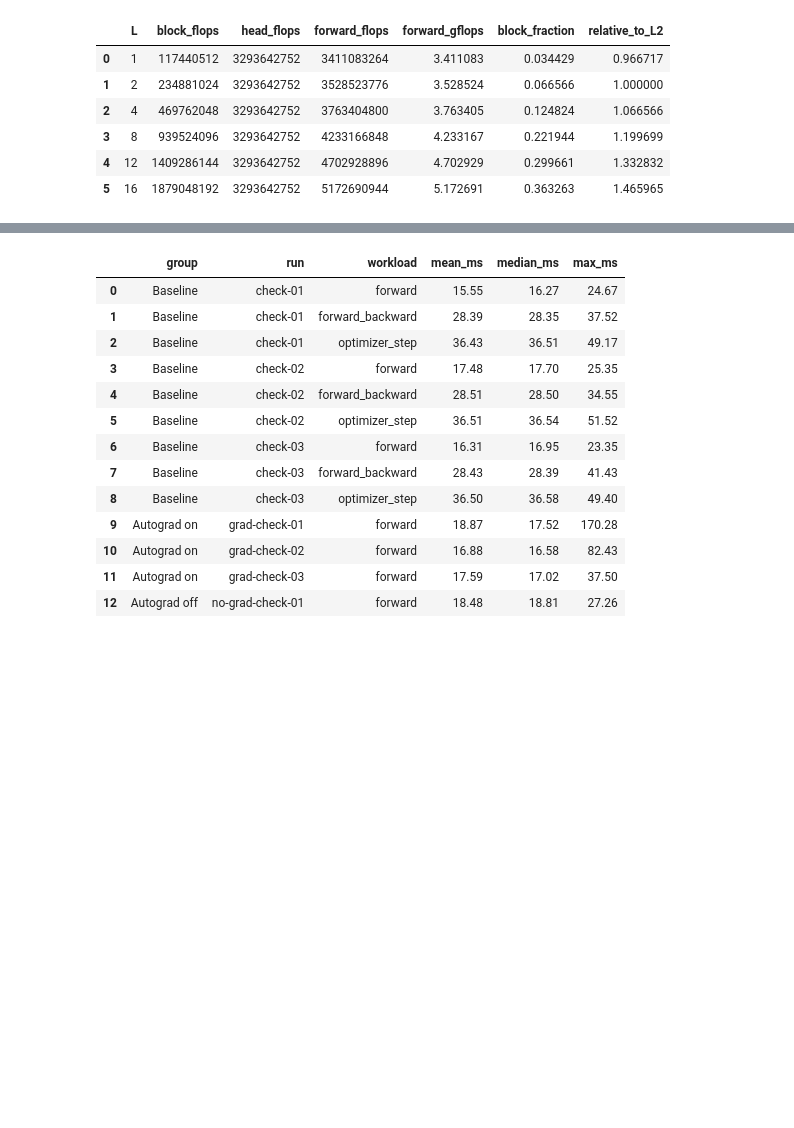
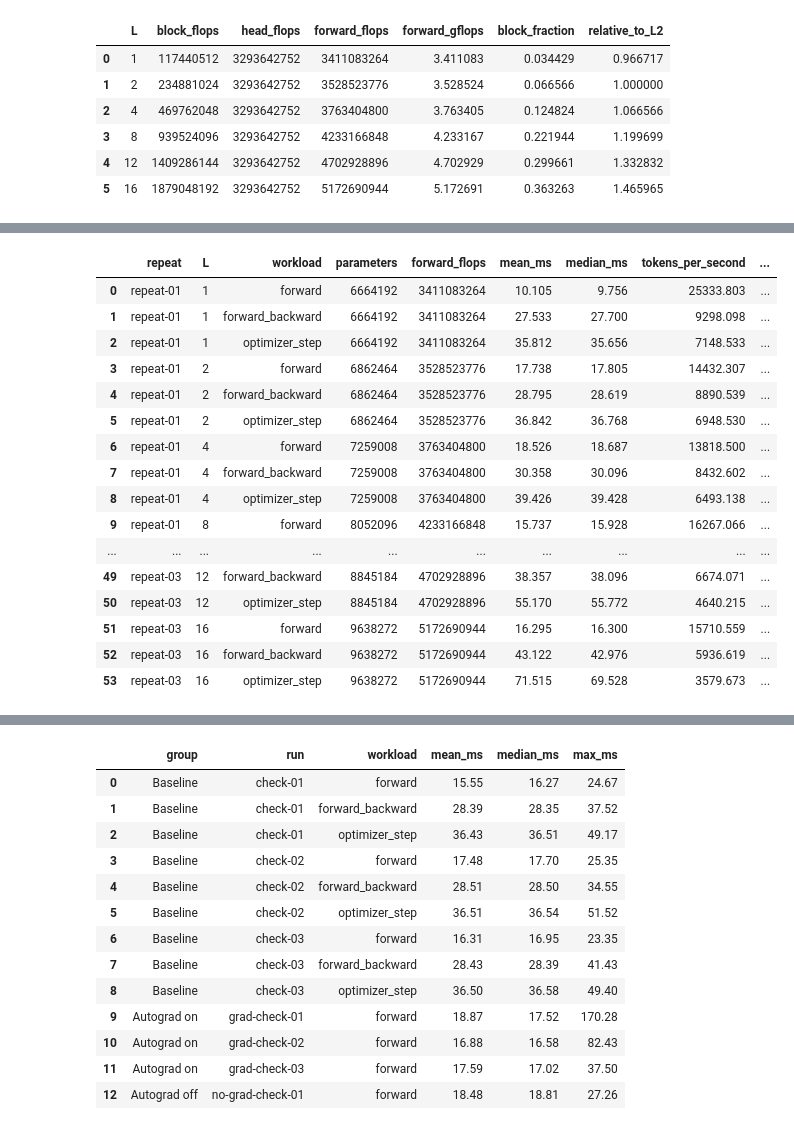
Before and after one commit to WiktorZoga/llm-systems-lab, a Jupyter notebook: experiments/01_depth_scaling/analysis.ipynb, the cells around one changed output, grey strips where cells are left out. Cells and saved outputs as stored; diff of their text form; code cells hidden in the pictures; blank space fills up the shorter version.

```diff
--- a/experiments/01_depth_scaling/analysis.ipynb
+++ b/experiments/01_depth_scaling/analysis.ipynb
@@ -34,0 +94,33 @@ accounting
+# %%
+comparison = depth.merge(
+    accounting[["L", "forward_flops", "relative_to_L2"]], on="L"
+)
+baseline = depth[depth["L"] == 2][["repeat", "workload", "mean_ms", "median_ms"]]
+comparison = comparison.merge(
+    baseline, on=["repeat", "workload"], suffixes=("", "_L2")
+)
+comparison["mean_relative"] = comparison["mean_ms"] / comparison["mean_ms_L2"]
+comparison["median_relative"] = comparison["median_ms"] / comparison["median_ms_L2"]
+
+relative_columns = ["relative_to_L2", "mean_relative", "median_relative"]
+
+comparison[["repeat", "L", "workload", "parameters", "forward_flops",
+            "mean_ms", "median_ms", "tokens_per_second", *relative_columns]].round(3)
+# %% [output]
+|  | repeat | L | workload | parameters | forward_flops | mean_ms | median_ms | tokens_per_second | ... |
+| 0 | repeat-01 | 1 | forward | 6664192 | 3411083264 | 10.105 | 9.756 | 25333.803 | ... |
+| 1 | repeat-01 | 1 | forward_backward | 6664192 | 3411083264 | 27.533 | 27.700 | 9298.098 | ... |
+| 2 | repeat-01 | 1 | optimizer_step | 6664192 | 3411083264 | 35.812 | 35.656 | 7148.533 | ... |
+| 3 | repeat-01 | 2 | forward | 6862464 | 3528523776 | 17.738 | 17.805 | 14432.307 | ... |
+| 4 | repeat-01 | 2 | forward_backward | 6862464 | 3528523776 | 28.795 | 28.619 | 8890.539 | ... |
+| 5 | repeat-01 | 2 | optimizer_step | 6862464 | 3528523776 | 36.842 | 36.768 | 6948.530 | ... |
+| 6 | repeat-01 | 4 | forward | 7259008 | 3763404800 | 18.526 | 18.687 | 13818.500 | ... |
+| 7 | repeat-01 | 4 | forward_backward | 7259008 | 3763404800 | 30.358 | 30.096 | 8432.602 | ... |
+| 8 | repeat-01 | 4 | optimizer_step | 7259008 | 3763404800 | 39.426 | 39.428 | 6493.138 | ... |
+| 9 | repeat-01 | 8 | forward | 8052096 | 4233166848 | 15.737 | 15.928 | 16267.066 | ... |
+| ... | ... | ... | ... | ... | ... | ... | ... | ... | ... |
+| 49 | repeat-03 | 12 | forward_backward | 8845184 | 4702928896 | 38.357 | 38.096 | 6674.071 | ... |
+| 50 | repeat-03 | 12 | optimizer_step | 8845184 | 4702928896 | 55.170 | 55.772 | 4640.215 | ... |
+| 51 | repeat-03 | 16 | forward | 9638272 | 5172690944 | 16.295 | 16.300 | 15710.559 | ... |
+| 52 | repeat-03 | 16 | forward_backward | 9638272 | 5172690944 | 43.122 | 42.976 | 5936.619 | ... |
+| 53 | repeat-03 | 16 | optimizer_step | 9638272 | 5172690944 | 71.515 | 69.528 | 3579.673 | ... |
```
Also changed, not shown: parts of 8 cells of this notebook, 38 other files.
